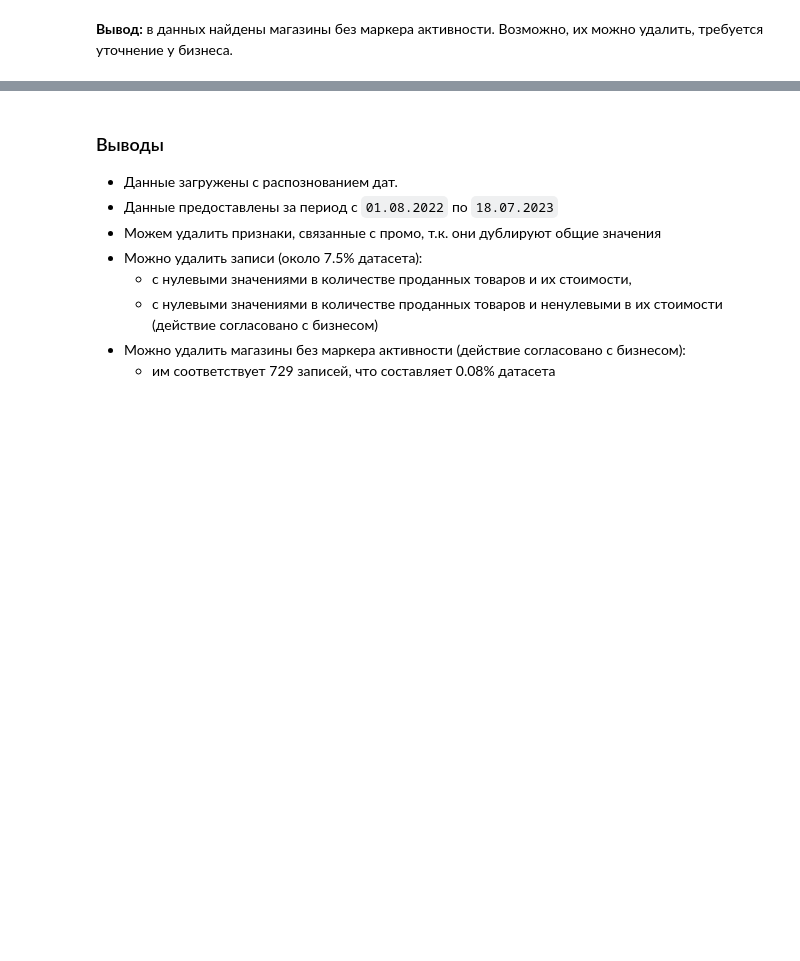
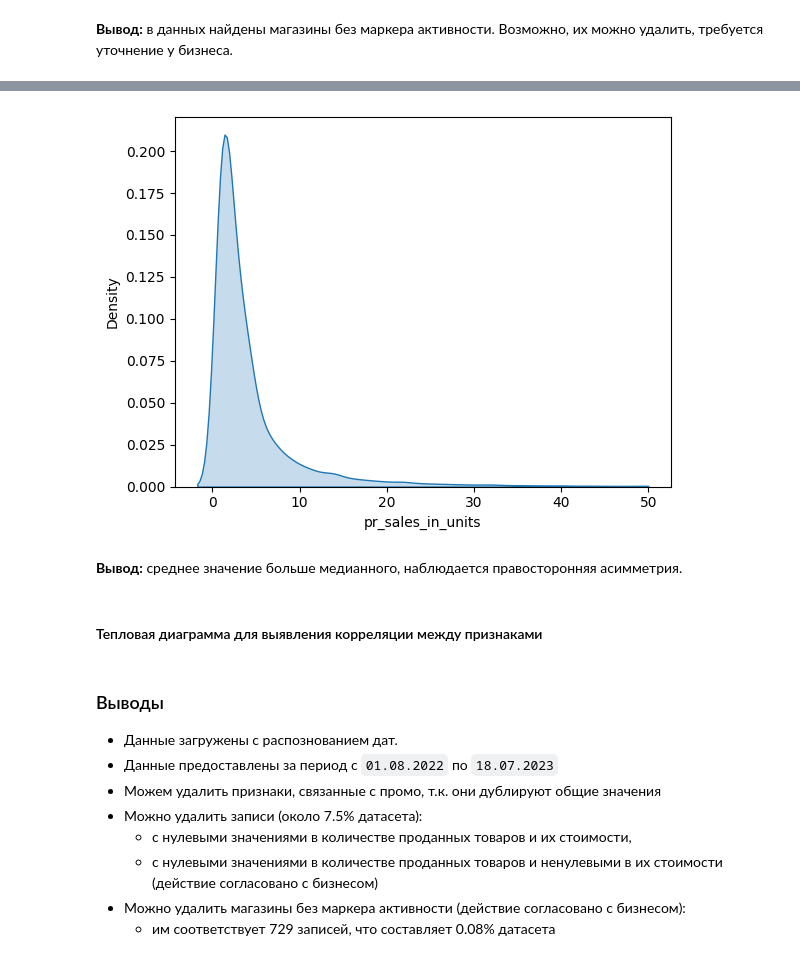
Before and after one commit to denis-42ds/demand_forecast_retailer, a Jupyter notebook: demand_forecast.ipynb, the cells around one changed output, grey strips where cells are left out. Saved outputs shown, nothing was run; the diff lists cells and outputs as text; code cells hidden in the pictures; blank space fills up the shorter version.

```diff
--- a/demand_forecast.ipynb
+++ b/demand_forecast.ipynb
@@ -201,0 +238,4 @@ print(
+# %%
+common_df = common_df.loc[~common_df['st_id'].isin(list(pr_st[pr_st['st_is_active'] == 0]['st_id']))]
+display(common_df.sample())
+common_df.info()
@@ -201,0 +264,4 @@ print(
+# %%
+common_df['date'] = pd.to_datetime(common_df['date'])
+display(common_df.sample())
+common_df.info()
@@ -201,0 +290,2 @@ print(
+# %%
+common_df = common_df.sort_values(by='date', ignore_index=True)
@@ -201,0 +308,3 @@ print(
+# %%
+common_df = common_df.loc[common_df['pr_sales_in_units'] > 0]
+common_df.info()
@@ -202,3 +341,11 @@ print(
+# %%
+sns.kdeplot(common_df, x='pr_sales_in_units', clip=(-10, 50), fill=True);
+# %% [output]
+[figure, added]
+# %% [markdown]
+**Вывод:** среднее значение больше медианного, наблюдается правосторонняя асимметрия.
+# %% [markdown]
+#### Тепловая диаграмма для выявления корреляции между признаками
 # %% [markdown]
 ### Выводы
 - Данные загружены с распознованием дат.
```
Also changed, not shown: parts of 39 cells of this notebook.
